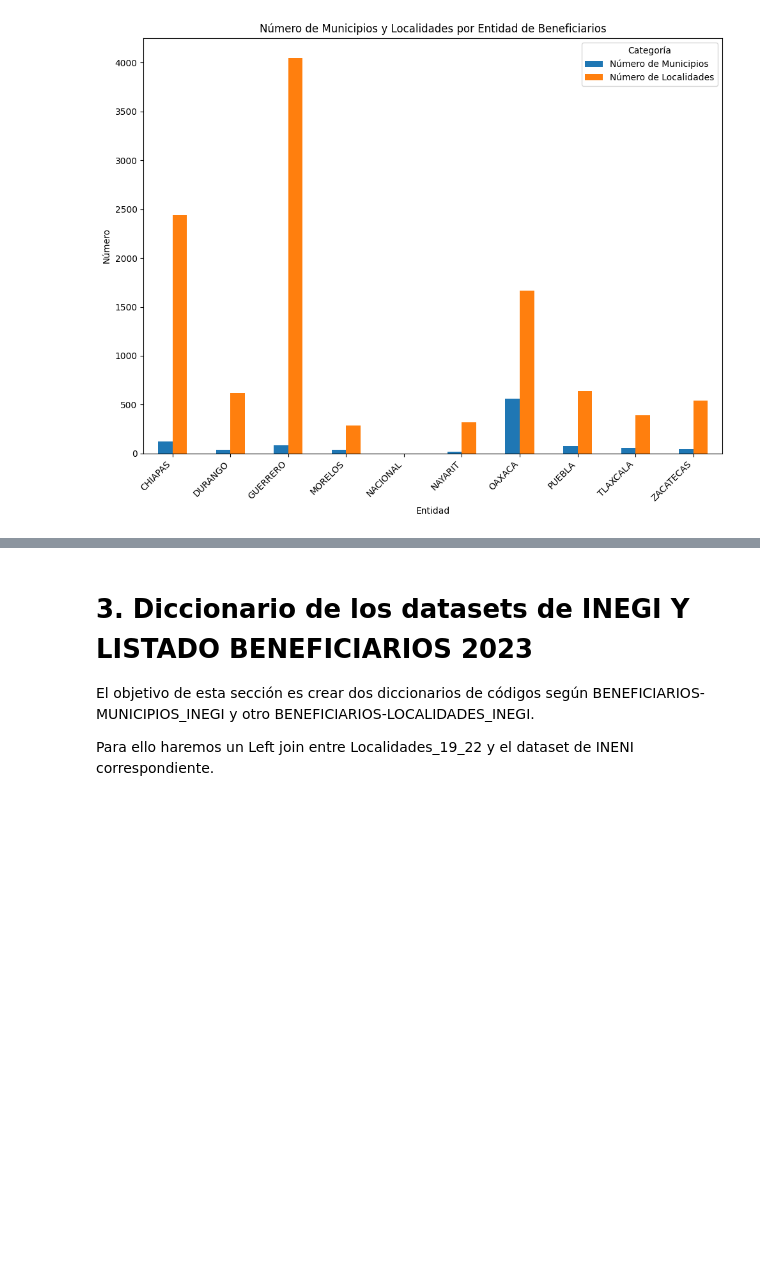
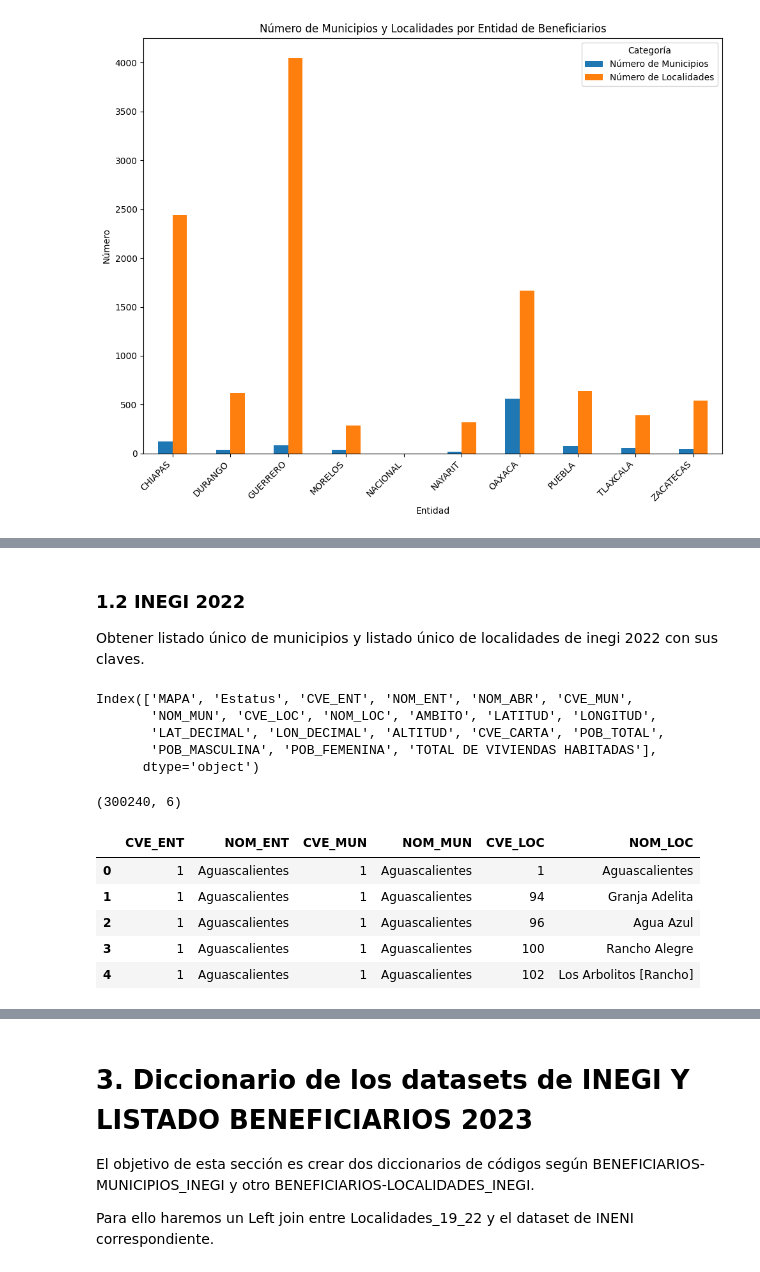
Before and after one commit to DGRIA/SESNA-Fertilizantes, a Jupyter notebook: src/Notebooks/2.3 Benef2019-2022_Cleaning_and_merged.ipynb, the cells around one changed output, grey strips where cells are left out. Drawn from its saved outputs; the diff is of its cells as text; code cells hidden in the pictures; blank space fills up the shorter version.

```diff
--- a/src/Notebooks/2.3 Benef2019-2022_Cleaning_and_merged.ipynb
+++ b/src/Notebooks/2.3 Benef2019-2022_Cleaning_and_merged.ipynb
@@ -446,0 +168,4 @@ dtype: int64
+# %% [markdown]
+### 1.2 INEGI 2022
+
+Obtener listado único de municipios y listado único de localidades de inegi 2022 con sus claves.
@@ -446,0 +176,8 @@ dtype: int64
+# %%
+dataset_inegi_2022.columns
+# %% [output]
+Index(['MAPA', 'Estatus', 'CVE_ENT', 'NOM_ENT', 'NOM_ABR', 'CVE_MUN',
+       'NOM_MUN', 'CVE_LOC', 'NOM_LOC', 'AMBITO', 'LATITUD', 'LONGITUD',
+       'LAT_DECIMAL', 'LON_DECIMAL', 'ALTITUD', 'CVE_CARTA', 'POB_TOTAL',
+       'POB_MASCULINA', 'POB_FEMENINA', 'TOTAL DE VIVIENDAS HABITADAS'],
+      dtype='object')
@@ -446,0 +190,17 @@ dtype: int64
+# %%
+dataset_inegi_2022.columns
+dataset_inegi_2022.shape
+#dataset_inegi_2022.drop_duplicates()
+# %% [output]
+(300240, 6)
+# %%
+dataset_inegi_2022.drop_duplicates()
+dataset_inegi_2022_clean = dataset_inegi_2022
+dataset_inegi_2022_clean.head()
+# %% [output]
+|  | CVE_ENT | NOM_ENT | CVE_MUN | NOM_MUN | CVE_LOC | NOM_LOC |
+| 0 | 1 | Aguascalientes | 1 | Aguascalientes | 1 | Aguascalientes |
+| 1 | 1 | Aguascalientes | 1 | Aguascalientes | 94 | Granja Adelita |
+| 2 | 1 | Aguascalientes | 1 | Aguascalientes | 96 | Agua Azul |
+| 3 | 1 | Aguascalientes | 1 | Aguascalientes | 100 | Rancho Alegre |
+| 4 | 1 | Aguascalientes | 1 | Aguascalientes | 102 | Los Arbolitos [Rancho] |
```
Also changed, not shown: parts of 106 cells of this notebook, 3 other files.
